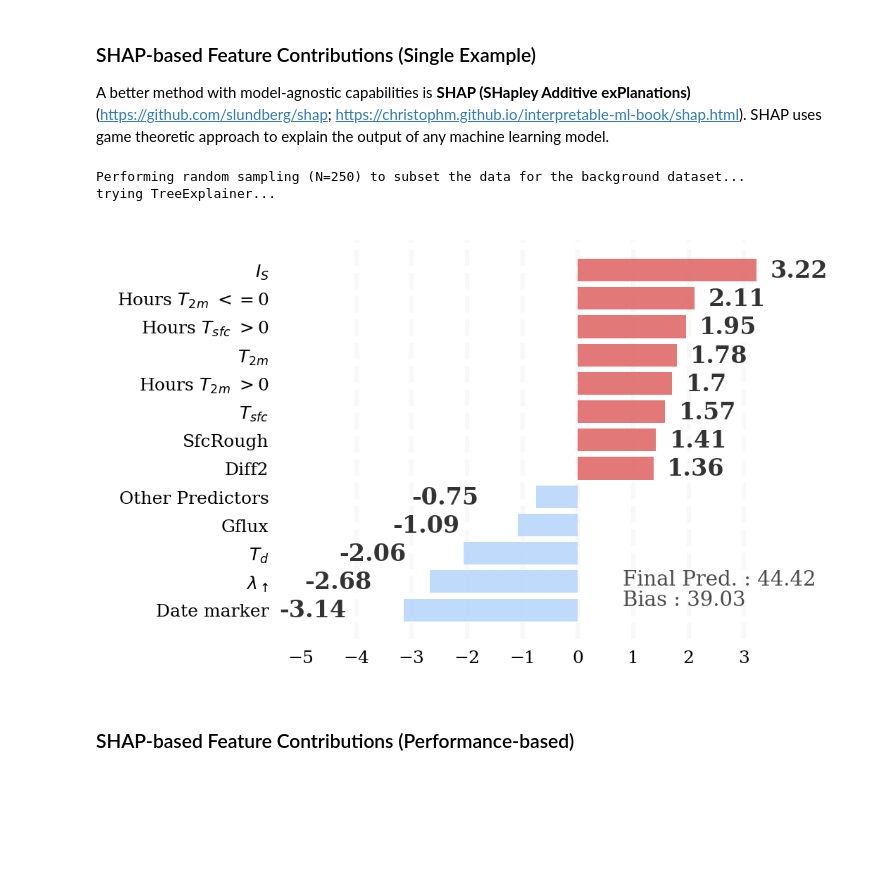
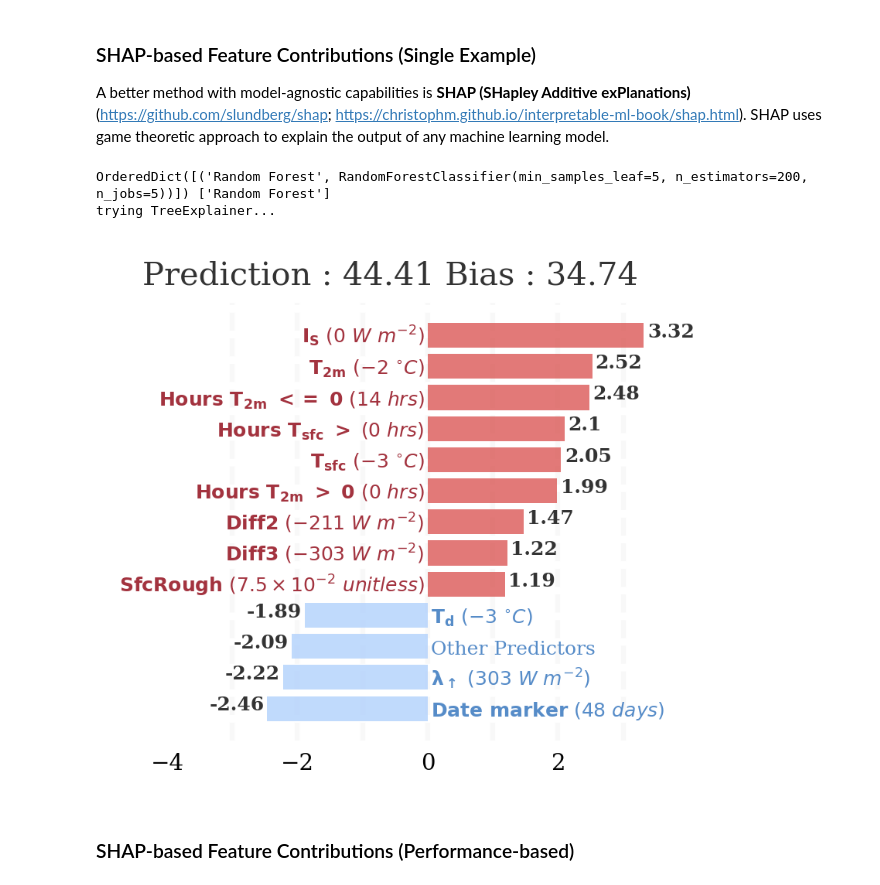
Before and after one commit to monte-flora/scikit-explain, a Jupyter notebook: tutorial_notebooks/feature_contributions.ipynb, the cells around one changed output. Saved outputs shown, nothing was run; the diff lists cells and outputs as text; code cells hidden in the pictures; blank space fills up the shorter version.

```diff
--- a/tutorial_notebooks/feature_contributions.ipynb
+++ b/tutorial_notebooks/feature_contributions.ipynb
@@ -60,24 +64,25 @@ corr_negs
 A better method with model-agnostic capabilities is __SHAP (SHapley Additive exPlanations)__ (https://github.com/slundberg/shap; https://christophm.github.io/interpretable-ml-book/shap.html). SHAP uses game theoretic approach to explain the output of any machine learning model.
 # %%
 single_example = examples.iloc[[0]]
-myInterpreter = mintpy.InterpretToolkit(model=model_objs[0],
+myInterpreter = mintpy.InterpretToolkit(models=model_objs[0],
                                  model_names=model_names[0],
                                  examples=single_example,
                                  targets=targets,
                                 )
 
+background_dataset = shap.sample(examples, 100)
+
 results = myInterpreter.calc_contributions(method='shap',
-                                           data_for_shap=examples,
-                                           performance_based=False,
-                                           shap_sample_size=250)
+                                           background_dataset=background_dataset)
 
 fig = myInterpreter.plot_contributions(to_only_varname=None,
-                             display_feature_names=plotting_config.display_feature_names,
+                                     display_feature_names=plotting_config.display_feature_names,
+                                       display_units = plotting_config.display_units,
                                 )
 # %% [output]
-Performing random sampling (N=250) to subset the data for the background dataset...
+OrderedDict([('Random Forest', RandomForestClassifier(min_samples_leaf=5, n_estimators=200, n_jobs=5))]) ['Random Forest']
 trying TreeExplainer...
-[figure, old version]
+[figure, new version]
 # %% [markdown]
 ### SHAP-based Feature Contributions (Performance-based)
 # %%
```
Also changed, not shown: parts of 12 cells of this notebook, 22 other files.
